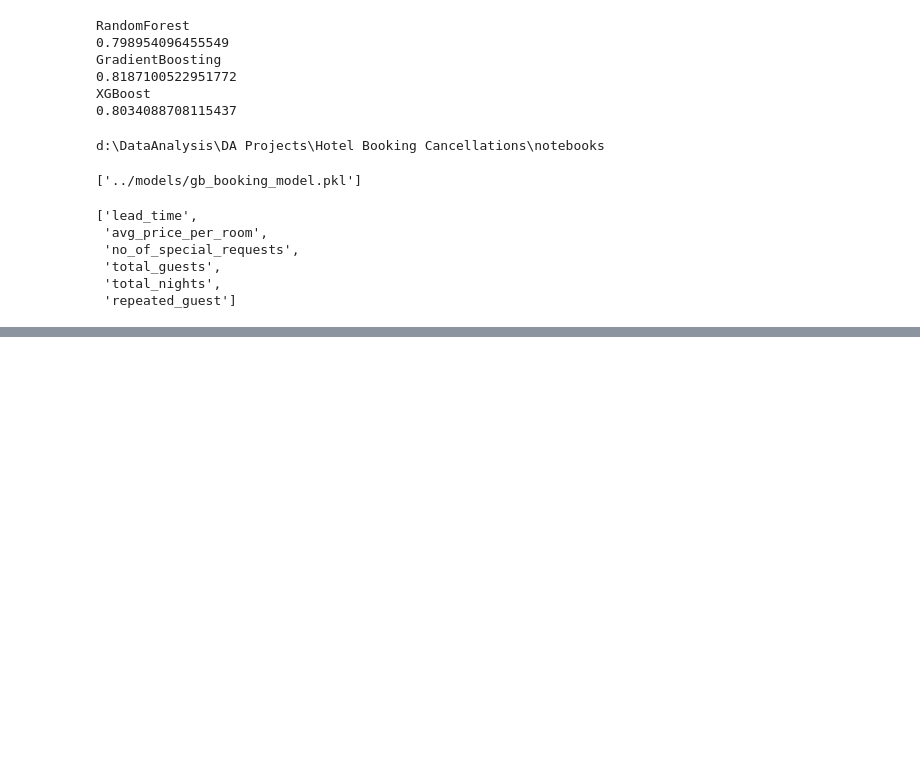
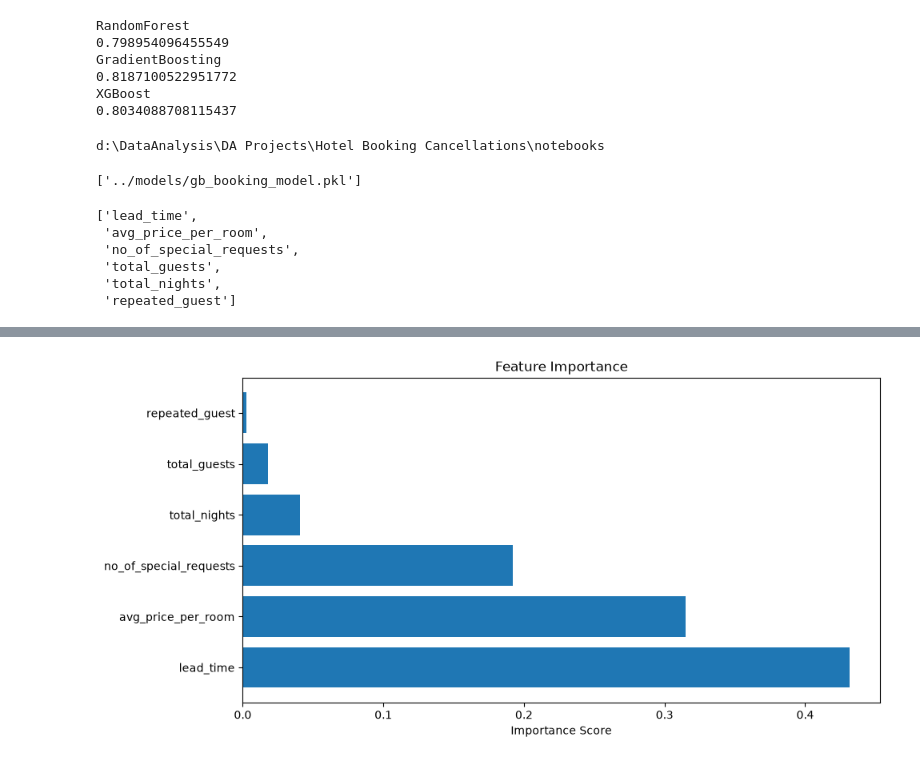
Before and after one commit to Mahmoud-Abu-Al-Nour/Hotel-Booking-Cancellations, a Jupyter notebook: notebooks/notebook.ipynb, the cells around one changed output, grey strips where cells are left out. Cells and saved outputs as stored; diff of their text form; code cells hidden in the pictures; blank space fills up the shorter version.

```diff
--- a/notebooks/notebook.ipynb
+++ b/notebooks/notebook.ipynb
@@ -563,0 +564,14 @@ NameError: name 'feature_importance' is not defined
+# %%
+import pandas as pd
+
+importance_df = pd.DataFrame({
+    "Feature": x.columns,
+    "Importance": best_model.feature_importances_
+})
+
+importance_df = importance_df.sort_values(
+    by="Importance",
+    ascending=False
+)
+
+importance_df
@@ -563,0 +586,23 @@ NameError: name 'feature_importance' is not defined
+# %%
+import matplotlib.pyplot as plt
+
+plt.figure(figsize=(10,5))
+
+plt.barh(
+    importance_df["Feature"],
+    importance_df["Importance"]
+)
+
+plt.title("Feature Importance")
+plt.xlabel("Importance Score")
+
+plt.tight_layout()
+
+plt.savefig(
+    "../outputs/figures/feature_importance.png",
+    bbox_inches="tight"
+)
+
+plt.show()
+# %% [output]
+[figure, added]
```
Also changed, not shown: parts of 5 cells of this notebook, 3 other files.
